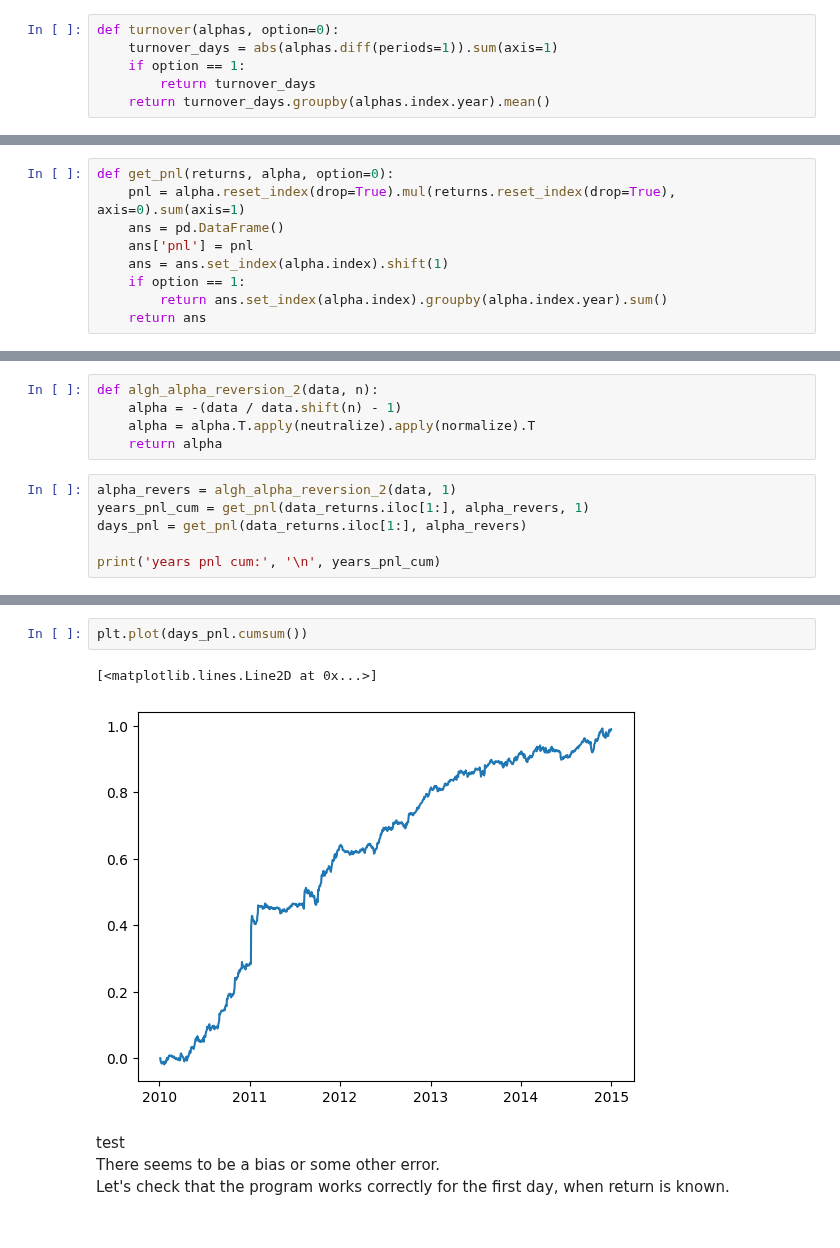
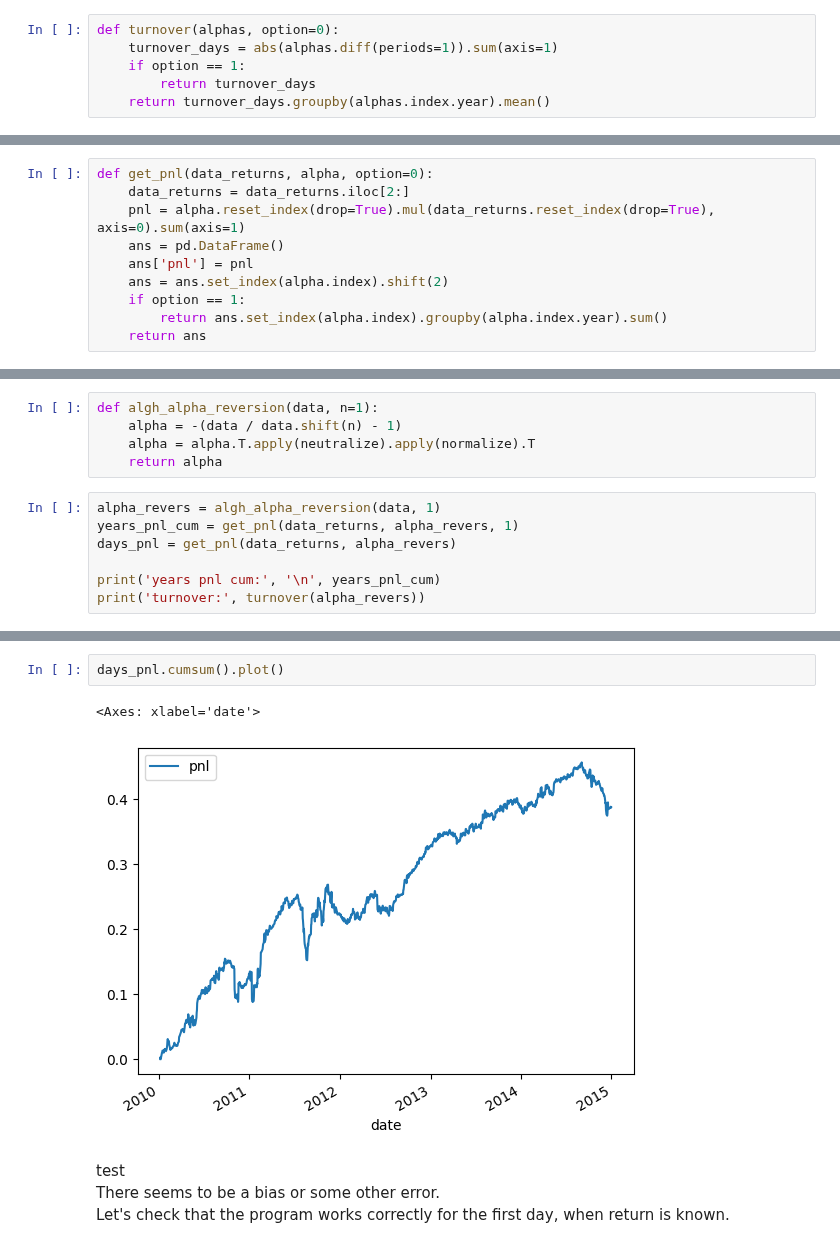
Before and after one commit to ChingisBadmaev/sirius_university, a Jupyter notebook: finding_alphas/task_list_2/main.ipynb, the cells around one changed output, grey strips where cells are left out. Saved outputs shown, nothing was run; the diff lists cells and outputs as text.

```diff
--- a/finding_alphas/task_list_2/main.ipynb
+++ b/finding_alphas/task_list_2/main.ipynb
@@ -70,9 +95,10 @@ def turnover(alphas, option=0):
 # %%
-def get_pnl(returns, alpha, option=0):
-    pnl = alpha.reset_index(drop=True).mul(returns.reset_index(drop=True), axis=0).sum(axis=1)
+def get_pnl(data_returns, alpha, option=0):
+    data_returns = data_returns.iloc[2:]
+    pnl = alpha.reset_index(drop=True).mul(data_returns.reset_index(drop=True), axis=0).sum(axis=1)
     ans = pd.DataFrame()
     ans['pnl'] = pnl
-    ans = ans.set_index(alpha.index).shift(1)
+    ans = ans.set_index(alpha.index).shift(2)
     if option == 1:
         return ans.set_index(alpha.index).groupby(alpha.index.year).sum()
     return ans
@@ -82,14 +110,15 @@ $$ alpha = {close(d - n) \over close(d - 1)} - 1$$
 # %%
-def algh_alpha_reversion_2(data, n):
+def algh_alpha_reversion(data, n=1):
     alpha = -(data / data.shift(n) - 1)
     alpha = alpha.T.apply(neutralize).apply(normalize).T
     return alpha
 # %%
-alpha_revers = algh_alpha_reversion_2(data, 1)
-years_pnl_cum = get_pnl(data_returns.iloc[1:], alpha_revers, 1)
-days_pnl = get_pnl(data_returns.iloc[1:], alpha_revers)
+alpha_revers = algh_alpha_reversion(data, 1)
+years_pnl_cum = get_pnl(data_returns, alpha_revers, 1)
+days_pnl = get_pnl(data_returns, alpha_revers)
 
 print('years pnl cum:', '\n', years_pnl_cum)
+print('turnover:', turnover(alpha_revers))
 # %% [output]
 years pnl cum:
             pnl
@@ -102,8 +138,8 @@ date
-# %%
-plt.plot(days_pnl.cumsum())
-# %% [output]
-[<matplotlib.lines.Line2D at 0x...>]
-[figure, removed]
+# %%
+days_pnl.cumsum().plot()
+# %% [output]
+<Axes: xlabel='date'>
+[figure, added]
 # %% [markdown]
 test
 There seems to be a bias or some other error.
```
Also changed, not shown: parts of 14 cells of this notebook.
